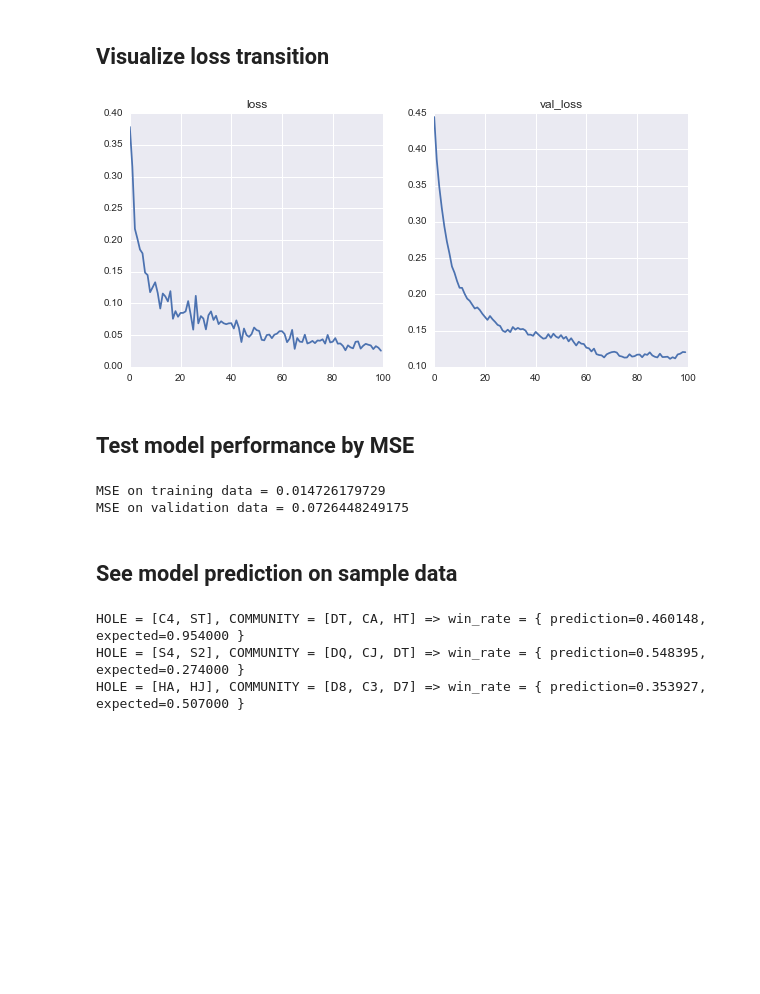
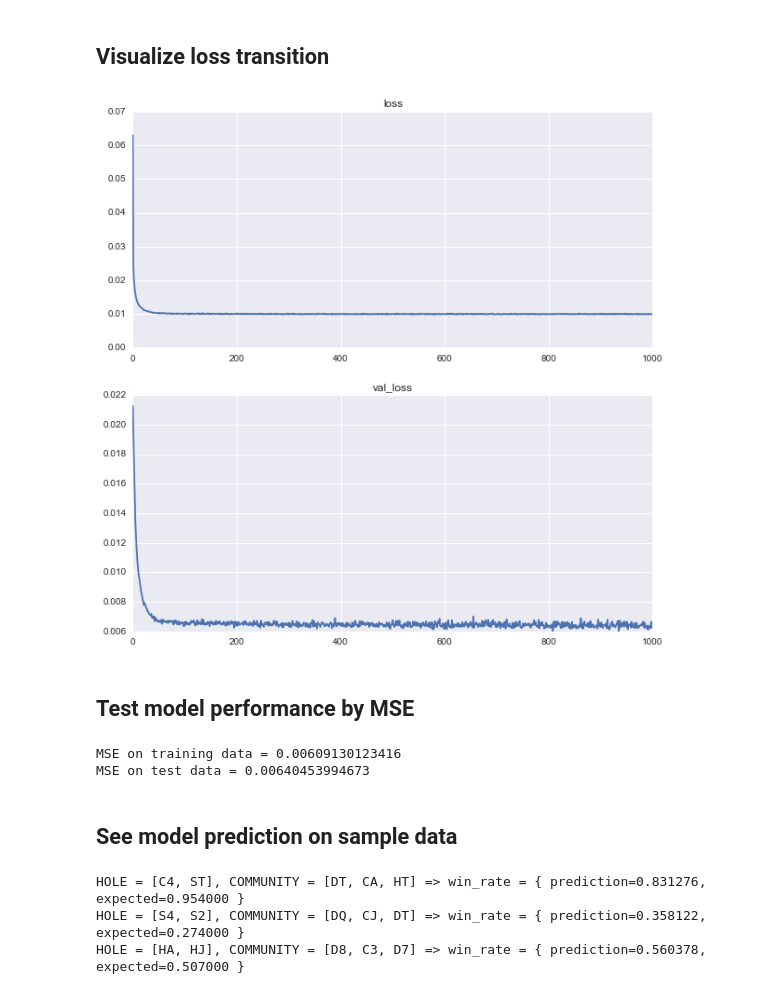
Before and after one commit to ishikota/HoleCardHandicapper, a Jupyter notebook: notebook/flop_neuralnet_training_note.ipynb, the cells around one changed output. Drawn from its saved outputs; the diff is of its cells as text; code cells hidden in the pictures; blank space fills up the shorter version.

Commit message:
Update notebook by adding learning data

```diff
--- a/notebook/flop_neuralnet_training_note.ipynb
+++ b/notebook/flop_neuralnet_training_note.ipynb
@@ -3,7 +3,9 @@
 # %%
 import pandas as pd
 
-data_path = "../learning_data/data/win_rate/flop/100-data-100-simulation-2-players-win-rate-data.csv"
-df = pd.read_csv(data_path)
+training_data_path = "../learning_data/data/win_rate/flop/50000-data-1000-simulation-2-players-win-rate-data.csv"
+test_data_path = "../learning_data/data/win_rate/flop/10000-data-1000-simulation-2-players-win-rate-data.csv"
+train_df = pd.read_csv(training_data_path)
+test_df = pd.read_csv(test_data_path)
 # %% [markdown]
 # About learning data
@@ -42,6 +56,11 @@ import numpy as np
 gen_one_hot = lambda target_ids: [1 if i in target_ids else 0 for i in range(1,53)]
 fetch_hole = lambda row: [row[key] for key in ['hole1_id', 'hole2_id']]
 fetch_community = lambda row: [row[key] for key in ['community1_id', 'community2_id', 'community3_id']]
-hole_one_hot = df.apply(lambda row: gen_one_hot(fetch_hole(row)), axis=1)
-community_one_hot = df.apply(lambda row: gen_one_hot(fetch_community(row)), axis=1)
-df["onehot"] = hole_one_hot + community_one_hot
+
+train_hole_one_hot = train_df.apply(lambda row: gen_one_hot(fetch_hole(row)), axis=1)
+train_community_one_hot = train_df.apply(lambda row: gen_one_hot(fetch_community(row)), axis=1)
+train_df["onehot"] = train_hole_one_hot + train_community_one_hot
+
+test_hole_one_hot = test_df.apply(lambda row: gen_one_hot(fetch_hole(row)), axis=1)
+test_community_one_hot = test_df.apply(lambda row: gen_one_hot(fetch_community(row)), axis=1)
+test_df["onehot"] = test_hole_one_hot + test_community_one_hot
@@ -50,8 +67,3 @@ df["onehot"] = hole_one_hot + community_one_hot
-# %%
-validation_rate = 0.1
-boundary_idx = int(df.shape[0]*(1-validation_rate))
-train_df = df[:boundary_idx]
-validation_df = df[boundary_idx:]
 # %% [markdown]
 ## Format data (pandas.df -> numpy.ndarray)
 # %%
@@ -78,7 +90,7 @@ model.compile(loss="mse",  optimizer="rmsprop")
 # %% [markdown]
 # Train model
 # %%
-history = model.fit(train_x, train_y, batch_size=128, nb_epoch=100, validation_split=0.1, verbose=0)
+history = model.fit(train_x, train_y, batch_size=128, nb_epoch=1000, validation_split=0.1, verbose=0)
 # %% [markdown]
 # Check model performance
 # %% [markdown]
@@ -86,16 +98,16 @@ history = model.fit(train_x, train_y, batch_size=128, nb_epoch=100, validation_s
 # %%
 %matplotlib inline
 import seaborn
 import matplotlib.pyplot as plt
 
 plt.figure(figsize=(10,10))
 for idx, key in enumerate(history.history, start=1):
-    plt.subplot(2, 2, idx)
+    plt.subplot(2, 1, idx)
     plt.plot(range(len(history.history[key])), history.history[key])
     plt.title(key)
 plt.show()
 # %% [output]
-[figure, old version]
+[figure, new version]
 # %% [markdown]
 ## Test model performance by MSE
 # %%
@@ -107,8 +119,8 @@ def print_model_performance(model, train_x, train_y, val_x, val_y):
 # %%
-print_model_performance(model, train_x, train_y, val_x, val_y)
+print_model_performance(model, train_x, train_y, test_x, test_y)
 # %% [output]
-MSE on training data = 0.014726179729
-MSE on validation data = 0.0726448249175
+MSE on training data = 0.00609130123416
+MSE on test data = 0.00640453994673
 # %% [markdown]
 ## See model prediction on sample data
 # %%
@@ -135,6 +147,6 @@ for card1, card2, card3, card4, card5, expected in test_case:
     y = model.predict(X)[0][0]
     print "HOLE = [%s, %s], COMMUNITY = [%s, %s, %s] => win_rate = { prediction=%f, expected=%f }" % tuple(map(str, hole) + map(str, community) + [y , expected])
 # %% [output]
-HOLE = [C4, ST], COMMUNITY = [DT, CA, HT] => win_rate = { prediction=0.460148, expected=0.954000 }
-HOLE = [S4, S2], COMMUNITY = [DQ, CJ, DT] => win_rate = { prediction=0.548395, expected=0.274000 }
-HOLE = [HA, HJ], COMMUNITY = [D8, C3, D7] => win_rate = { prediction=0.353927, expected=0.507000 }
+HOLE = [C4, ST], COMMUNITY = [DT, CA, HT] => win_rate = { prediction=0.831276, expected=0.954000 }
+HOLE = [S4, S2], COMMUNITY = [DQ, CJ, DT] => win_rate = { prediction=0.358122, expected=0.274000 }
+HOLE = [HA, HJ], COMMUNITY = [D8, C3, D7] => win_rate = { prediction=0.560378, expected=0.507000 }
```
Also changed, not shown: parts of 8 cells of this notebook, 3 other files.
